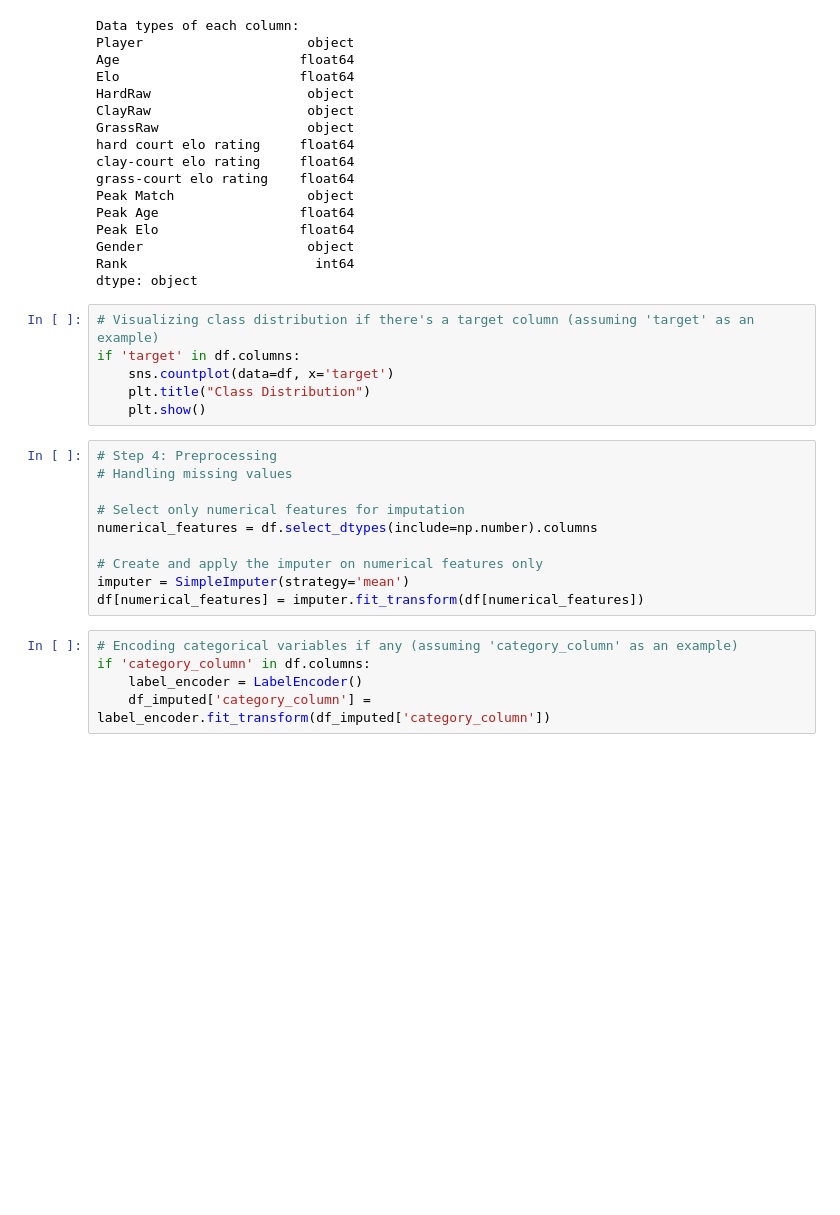
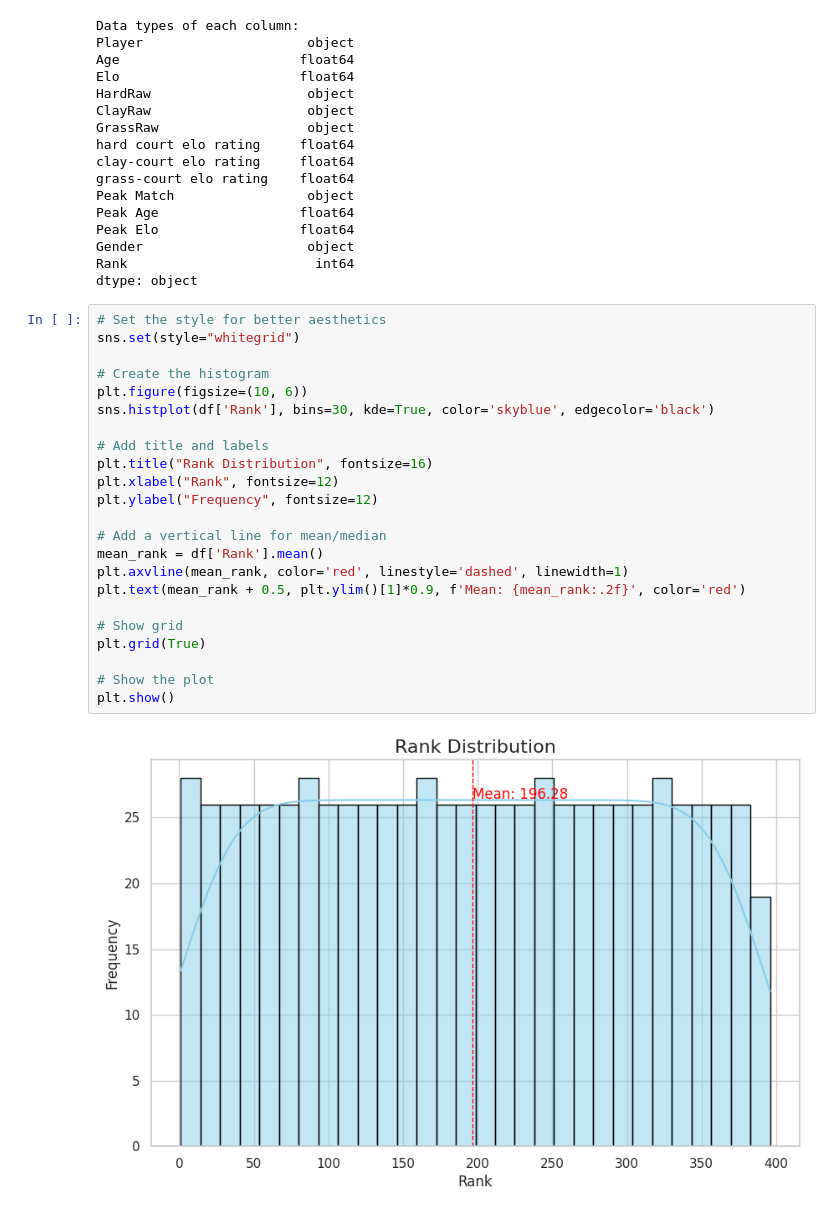
Before and after one commit to fjadidi2001/Machine_Learning_Journey, a Jupyter notebook: Predict_ATP_tennis.ipynb, the cells around one changed output. Drawn from its saved outputs; the diff is of its cells as text; blank space fills up the shorter version.

Commit message:
remove extra cells and add plot rank

```diff
--- a/Predict_ATP_tennis.ipynb
+++ b/Predict_ATP_tennis.ipynb
@@ -197,24 +195,28 @@ Peak Elo                  float64
 Gender                     object
 Rank                        int64
 dtype: object
-# %%
-# Visualizing class distribution if there's a target column (assuming 'target' as an example)
-if 'target' in df.columns:
-    sns.countplot(data=df, x='target')
-    plt.title("Class Distribution")
-    plt.show()
-# %%
-# Step 4: Preprocessing
-# Handling missing values
-
-# Select only numerical features for imputation
-numerical_features = df.select_dtypes(include=np.number).columns
-
-# Create and apply the imputer on numerical features only
-imputer = SimpleImputer(strategy='mean')
-df[numerical_features] = imputer.fit_transform(df[numerical_features])
-# %%
-# Encoding categorical variables if any (assuming 'category_column' as an example)
-if 'category_column' in df.columns:
-    label_encoder = LabelEncoder()
-    df_imputed['category_column'] = label_encoder.fit_transform(df_imputed['category_column'])
+# %%
+# Set the style for better aesthetics
+sns.set(style="whitegrid")
+
+# Create the histogram
+plt.figure(figsize=(10, 6))
+sns.histplot(df['Rank'], bins=30, kde=True, color='skyblue', edgecolor='black')
+
+# Add title and labels
+plt.title("Rank Distribution", fontsize=16)
+plt.xlabel("Rank", fontsize=12)
+plt.ylabel("Frequency", fontsize=12)
+
+# Add a vertical line for mean/median
+mean_rank = df['Rank'].mean()
+plt.axvline(mean_rank, color='red', linestyle='dashed', linewidth=1)
+plt.text(mean_rank + 0.5, plt.ylim()[1]*0.9, f'Mean: {mean_rank:.2f}', color='red')
+
+# Show grid
+plt.grid(True)
+
+# Show the plot
+plt.show()
+# %% [output]
+[figure, added]
```
Also changed, not shown: parts of 2 cells of this notebook.
